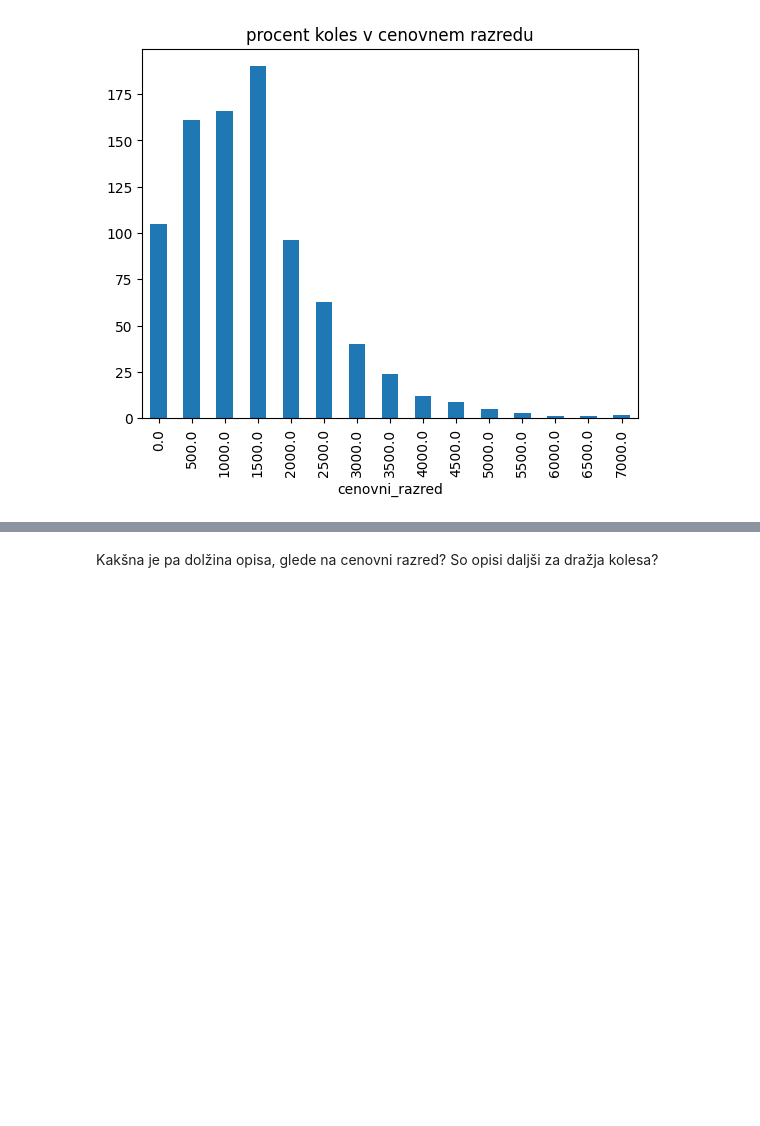
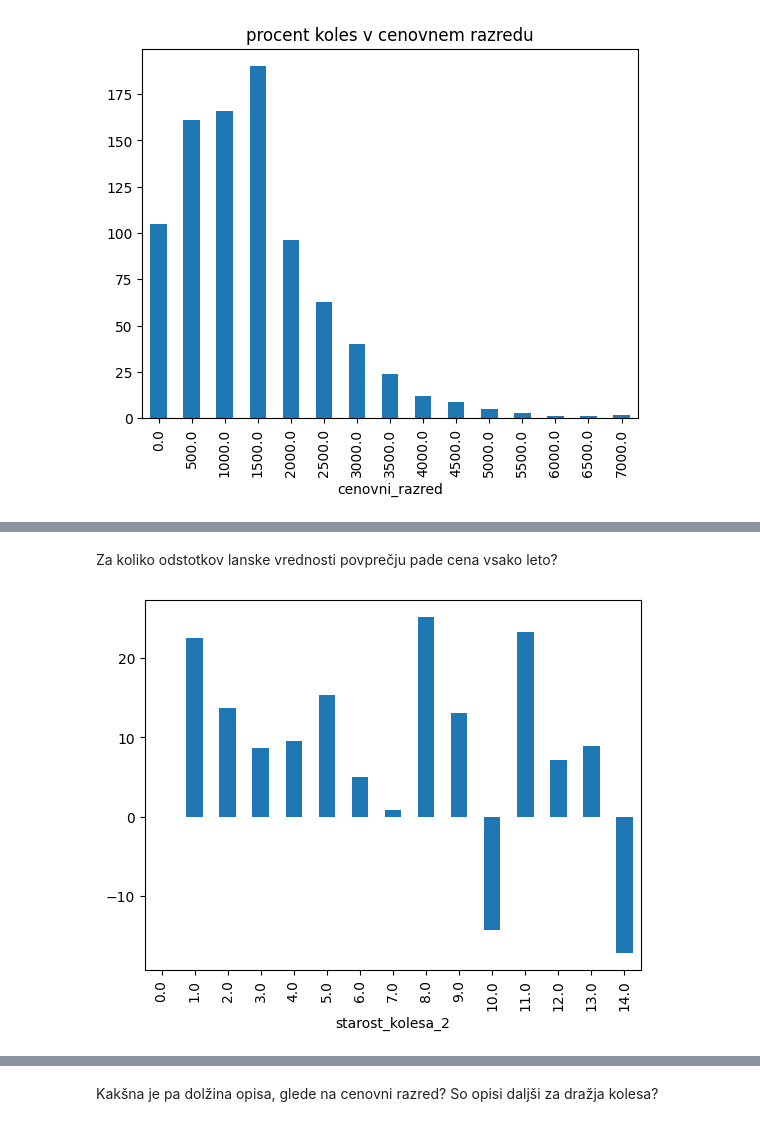
Before and after one commit to ambrovo/UVP-projektna, a Jupyter notebook: analiza.ipynb, the cells around one changed output, grey strips where cells are left out. Saved outputs shown, nothing was run; the diff lists cells and outputs as text; code cells hidden in the pictures; blank space fills up the shorter version.

```diff
--- a/analiza.ipynb
+++ b/analiza.ipynb
@@ -108,0 +120,14 @@ Text(0.5, 1.0, 'procent koles v cenovnem razredu')
+# %% [markdown]
+Za koliko odstotkov lanske vrednosti povprečju pade cena vsako leto?
+# %%
+vsi_podatki['starost_kolesa_2'] = 2025 - vsi_podatki['letnik']
+
+cena_po_starosti_2 = vsi_podatki.groupby('starost_kolesa_2')['prava_cena'].mean()
+cena_po_starosti_3 = cena_po_starosti.copy()
+prva_vrednost = pd.Series([cena_po_starosti_3.iloc[0]], index=[0])  # indeks 0 namesto originalnega
+ostale_vrednosti = cena_po_starosti_3.iloc[:-1]  # vse razen zadnje
+
+cena_po_starosti_3 = pd.concat([prva_vrednost, ostale_vrednosti]).sort_index()
+ax = ((1- cena_po_starosti_2/cena_po_starosti_3)*100).plot(kind="bar")
+# %% [output]
+[figure, added]
```
Also changed, not shown: parts of 13 cells of this notebook.
